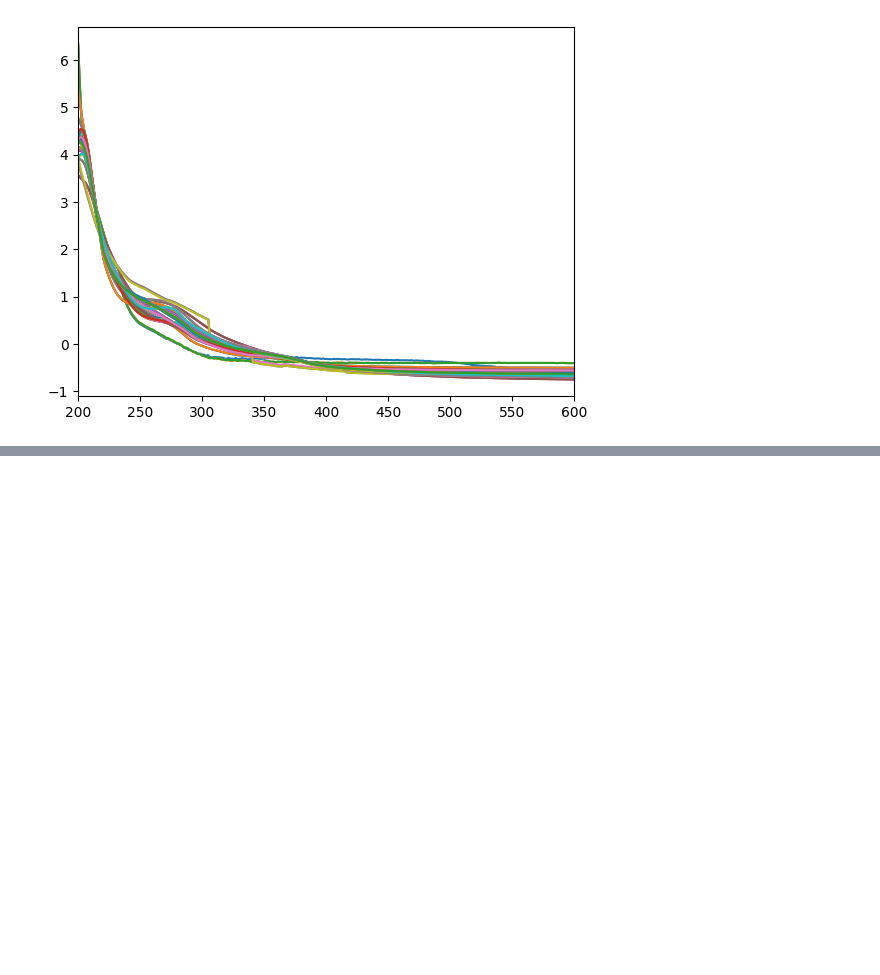
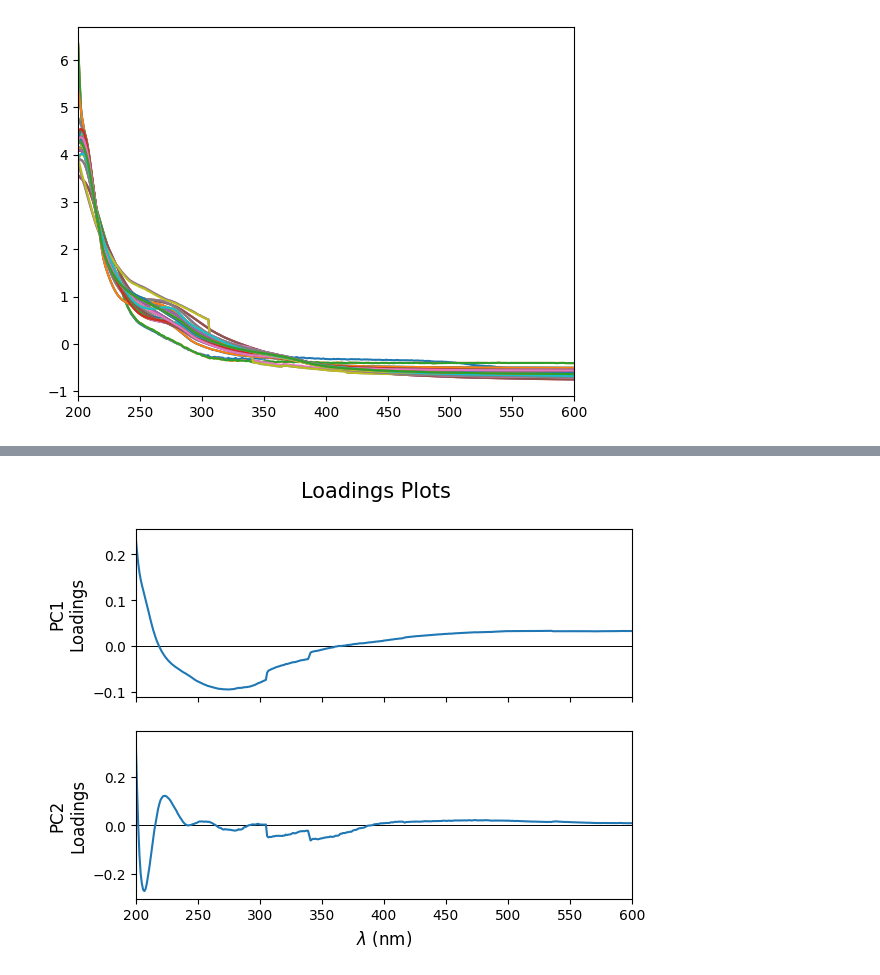
Before and after one commit to polimatt/PCA, a Jupyter notebook: PCA_code.ipynb, the cells around one changed output, grey strips where cells are left out. Saved outputs shown, nothing was run; the diff lists cells and outputs as text; code cells hidden in the pictures; blank space fills up the shorter version.

```diff
--- a/PCA_code.ipynb
+++ b/PCA_code.ipynb
@@ -76,3 +76,7 @@ pcf.Hotelling(scores_values,chosen_PCs,ax_scores)
+# %%
+pcf.loadings_plot(wl,loadings,chosen_PCs,xlabel='$\\lambda$ (nm)')
+# %% [output]
+[figure, added]
 # %%
 pcf.scree_plot(PCs,variance_ratio)
 # %% [output]
```
Also changed, not shown: parts of 6 cells of this notebook, 1 other file.
